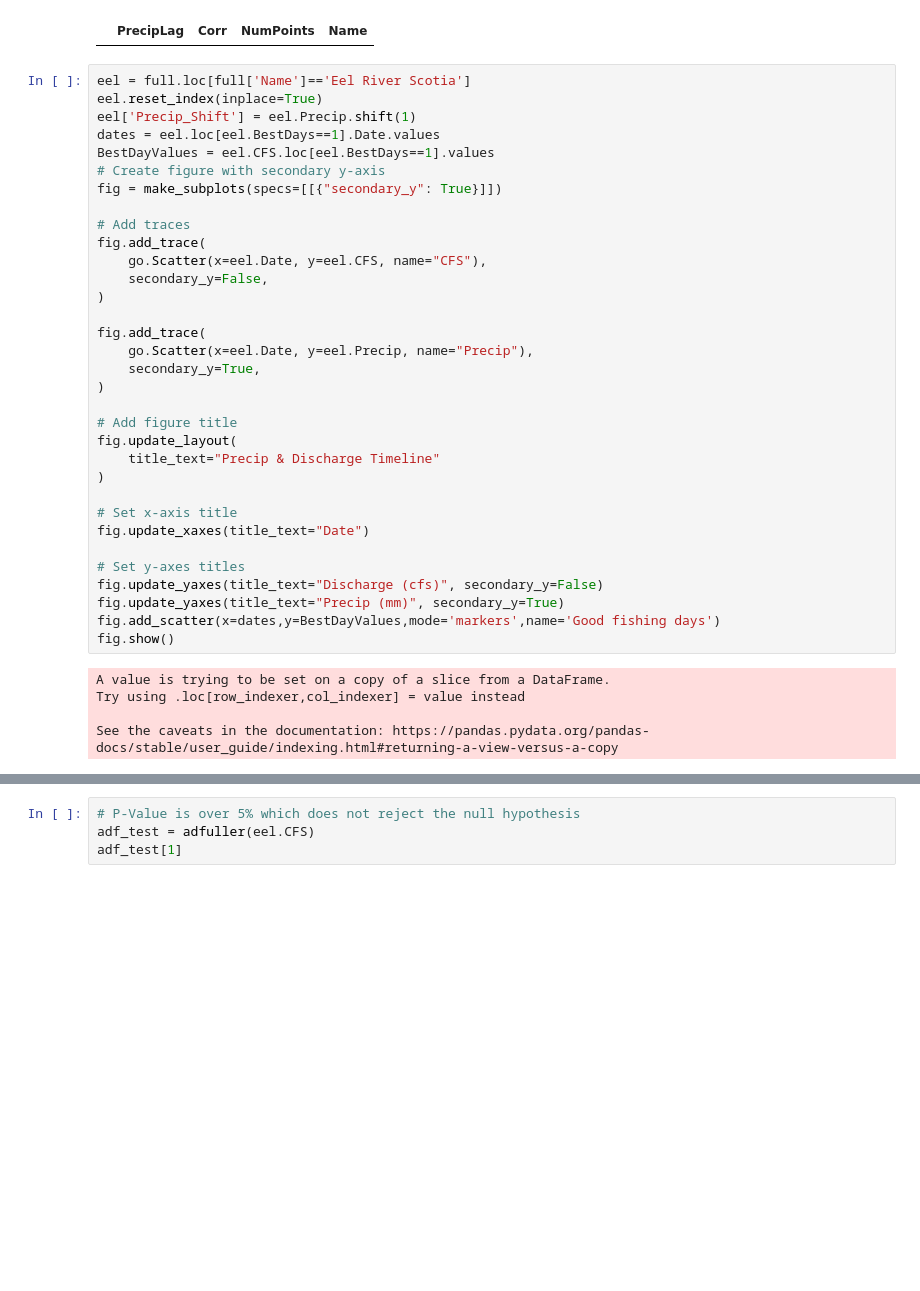
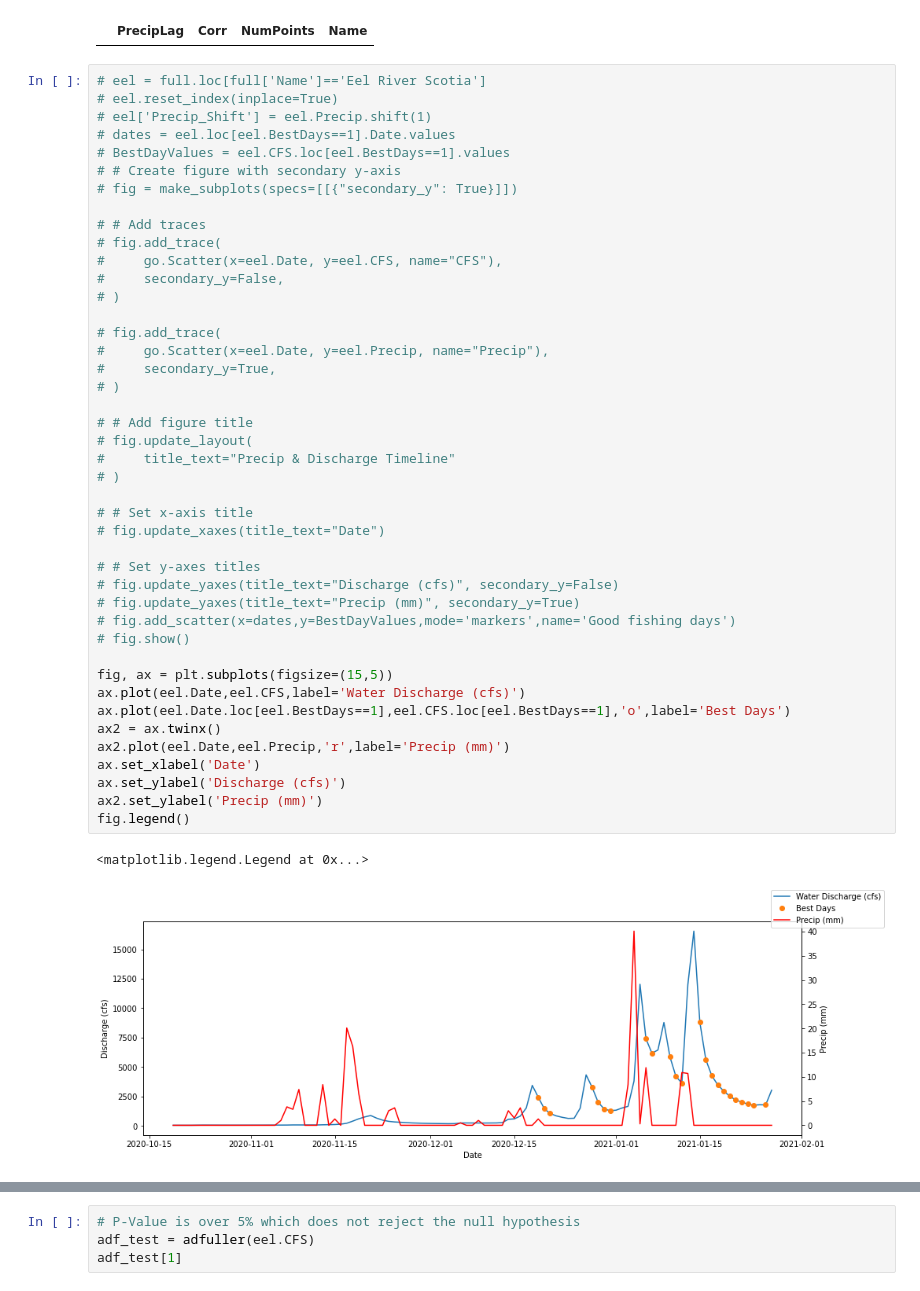
Before and after one commit to Pippeys/River_Data, a Jupyter notebook: Model/Water_DS.ipynb, the cells around one changed output, grey strips where cells are left out. Drawn from its saved outputs; the diff is of its cells as text; blank space fills up the shorter version.

```diff
--- a/Model/Water_DS.ipynb
+++ b/Model/Water_DS.ipynb
@@ -169,41 +176,49 @@ RiverData.loc[(RiverData.NumPoints>=30)&(RiverData.Corr>=.5)].sort_values('Corr'
 # %% [output]
 |  | PrecipLag | Corr | NumPoints | Name |
 # %%
-eel = full.loc[full['Name']=='Eel River Scotia']
-eel.reset_index(inplace=True)
-eel['Precip_Shift'] = eel.Precip.shift(1)
-dates = eel.loc[eel.BestDays==1].Date.values
-BestDayValues = eel.CFS.loc[eel.BestDays==1].values
-# Create figure with secondary y-axis
-fig = make_subplots(specs=[[{"secondary_y": True}]])
+# eel = full.loc[full['Name']=='Eel River Scotia']
+# eel.reset_index(inplace=True)
+# eel['Precip_Shift'] = eel.Precip.shift(1)
+# dates = eel.loc[eel.BestDays==1].Date.values
+# BestDayValues = eel.CFS.loc[eel.BestDays==1].values
+# # Create figure with secondary y-axis
+# fig = make_subplots(specs=[[{"secondary_y": True}]])
 
-# Add traces
-fig.add_trace(
-    go.Scatter(x=eel.Date, y=eel.CFS, name="CFS"),
-    secondary_y=False,
-)
+# # Add traces
+# fig.add_trace(
+#     go.Scatter(x=eel.Date, y=eel.CFS, name="CFS"),
+#     secondary_y=False,
+# )
 
-fig.add_trace(
-    go.Scatter(x=eel.Date, y=eel.Precip, name="Precip"),
-    secondary_y=True,
-)
+# fig.add_trace(
+#     go.Scatter(x=eel.Date, y=eel.Precip, name="Precip"),
+#     secondary_y=True,
+# )
 
-# Add figure title
-fig.update_layout(
-    title_text="Precip & Discharge Timeline"
-)
+# # Add figure title
+# fig.update_layout(
+#     title_text="Precip & Discharge Timeline"
+# )
 
-# Set x-axis title
-fig.update_xaxes(title_text="Date")
+# # Set x-axis title
+# fig.update_xaxes(title_text="Date")
 
-# Set y-axes titles
-fig.update_yaxes(title_text="Discharge (cfs)", secondary_y=False)
-fig.update_yaxes(title_text="Precip (mm)", secondary_y=True)
-fig.add_scatter(x=dates,y=BestDayValues,mode='markers',name='Good fishing days')
-fig.show()
+# # Set y-axes titles
+# fig.update_yaxes(title_text="Discharge (cfs)", secondary_y=False)
+# fig.update_yaxes(title_text="Precip (mm)", secondary_y=True)
+# fig.add_scatter(x=dates,y=BestDayValues,mode='markers',name='Good fishing days')
+# fig.show()
+
+fig, ax = plt.subplots(figsize=(15,5))
+ax.plot(eel.Date,eel.CFS,label='Water Discharge (cfs)')
+ax.plot(eel.Date.loc[eel.BestDays==1],eel.CFS.loc[eel.BestDays==1],'o',label='Best Days')
+ax2 = ax.twinx()
+ax2.plot(eel.Date,eel.Precip,'r',label='Precip (mm)')
+ax.set_xlabel('Date')
+ax.set_ylabel('Discharge (cfs)')
+ax2.set_ylabel('Precip (mm)')
+fig.legend()
 # %% [output]
-A value is trying to be set on a copy of a slice from a DataFrame.
-Try using .loc[row_indexer,col_indexer] = value instead
-
-See the caveats in the documentation: https://pandas.pydata.org/pandas-docs/stable/user_guide/indexing.html#returning-a-view-versus-a-copy
+<matplotlib.legend.Legend at 0x...>
+[figure, added]
 # %%
```
Also changed, not shown: parts of 9 cells of this notebook, 5 other files.
